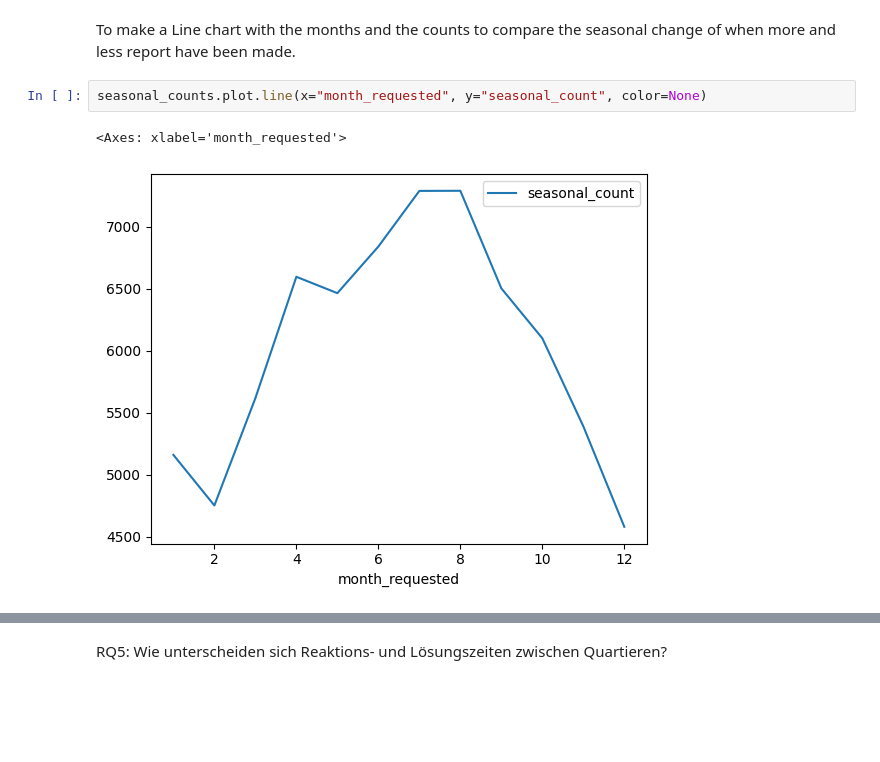
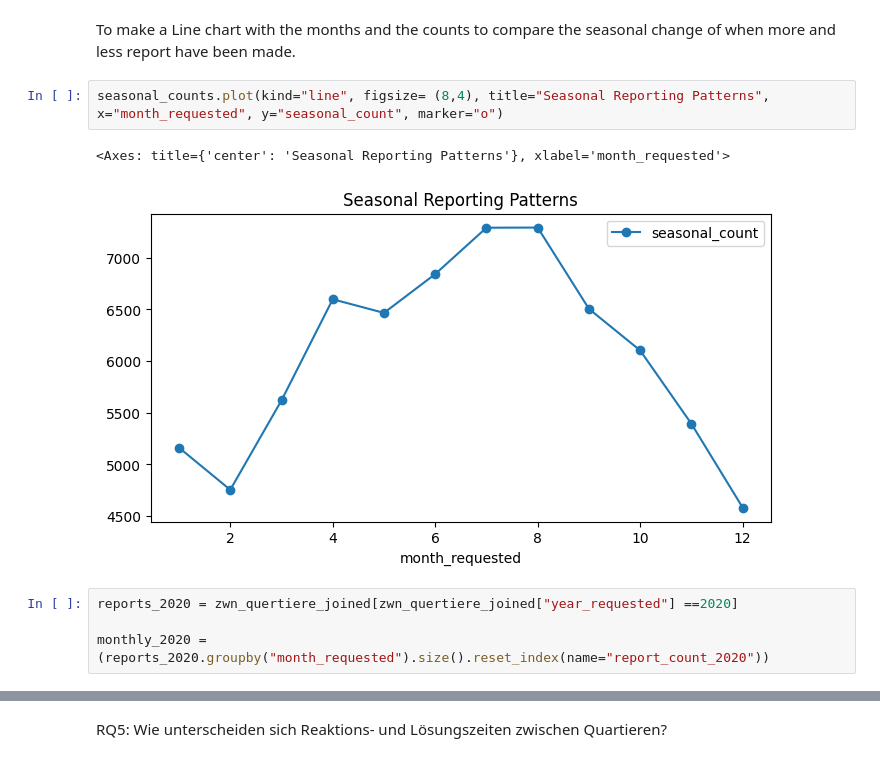
Before and after one commit to denikessi1/Project-SDS210, a Jupyter notebook: notebooks/read_data.ipynb, the cells around one changed output, grey strips where cells are left out. Saved outputs shown, nothing was run; the diff lists cells and outputs as text; blank space fills up the shorter version.

```diff
--- a/notebooks/read_data.ipynb
+++ b/notebooks/read_data.ipynb
@@ -154,7 +154,11 @@ display(seasonal_counts.sort_values(by="seasonal_count", ascending=False))
 # %% [markdown]
 To make a Line chart with the months and the counts to compare the seasonal change of when more and less report have been made.
 # %%
-seasonal_counts.plot.line(x="month_requested", y="seasonal_count", color=None)
+seasonal_counts.plot(kind="line", figsize= (8,4), title="Seasonal Reporting Patterns", x="month_requested", y="seasonal_count", marker="o")
 # %% [output]
-<Axes: xlabel='month_requested'>
+<Axes: title={'center': 'Seasonal Reporting Patterns'}, xlabel='month_requested'>
-[figure, old version]
+[figure, new version]
+# %%
+reports_2020 = zwn_quertiere_joined[zwn_quertiere_joined["year_requested"] ==2020]
+
+monthly_2020 = (reports_2020.groupby("month_requested").size().reset_index(name="report_count_2020"))
```
Also changed, not shown: parts of 2 cells of this notebook.
